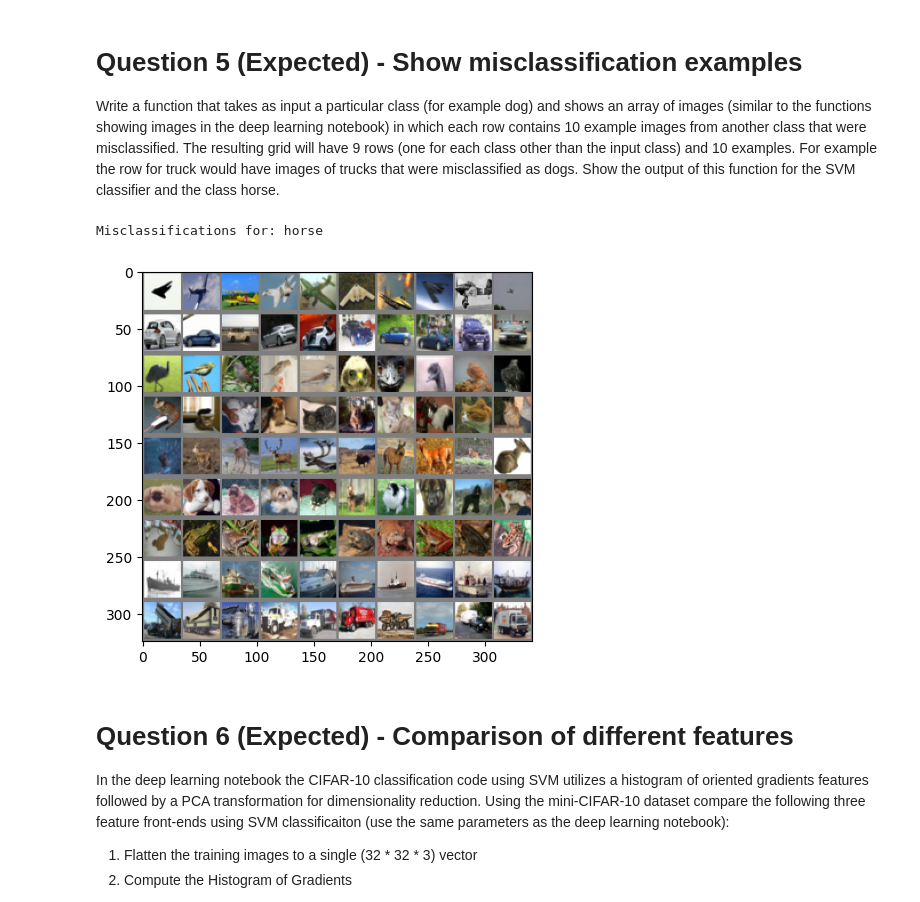
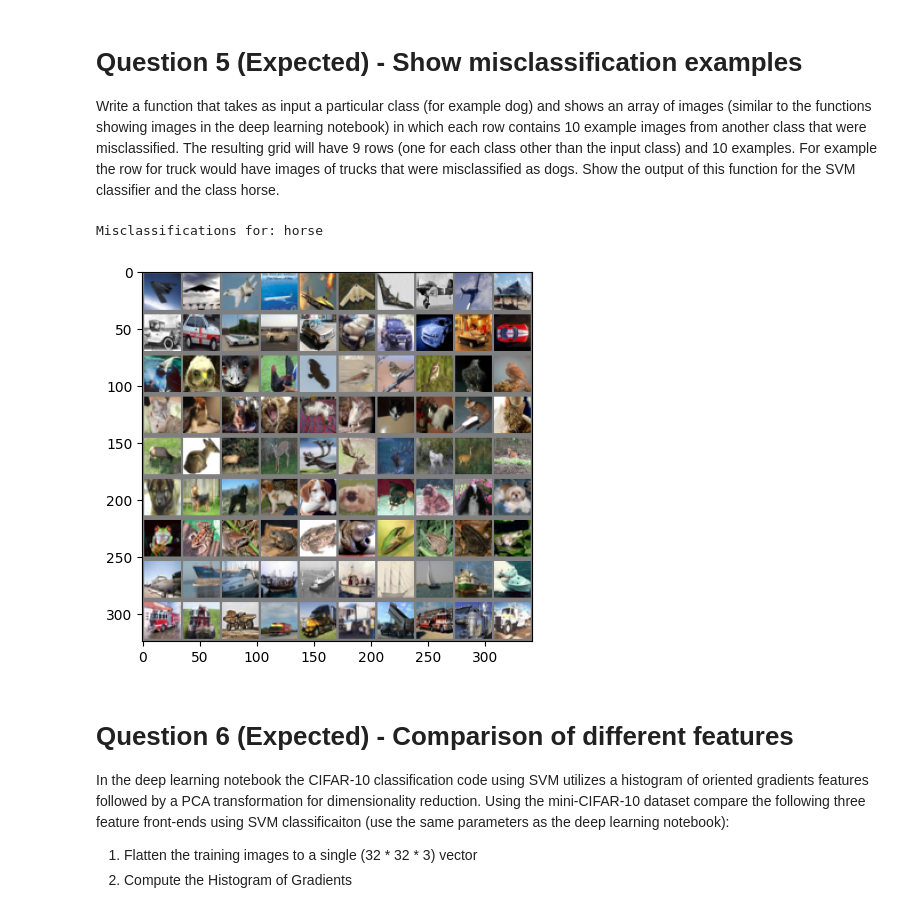
Before and after one commit to bhavanvir/CSC-421, a Jupyter notebook: Assignment 4 - Machine Learning and Deep Learning/csc421_Fall_2023_assignment4.ipynb, the cells around one changed output. Saved outputs shown, nothing was run; the diff lists cells and outputs as text; code cells hidden in the pictures.

```diff
--- a/Assignment 4 - Machine Learning and Deep Learning/csc421_Fall_2023_assignment4.ipynb
+++ b/Assignment 4 - Machine Learning and Deep Learning/csc421_Fall_2023_assignment4.ipynb
@@ -157,9 +157,9 @@ Similarly report on the classification accuracy and confusion matrix.
 from sklearn.naive_bayes import GaussianNB
 
 gaussian_clf = GaussianNB()
-gaussian_clf.fit(X_train, y_train)
+gaussian_clf.fit(X_train_pca, y_train)
 
-y_test_predict = gaussian_clf.predict(X_test)
+y_test_predict = gaussian_clf.predict(X_test_pca)
 print(f"Accuracy: {accuracy_score(y_test, y_test_predict) * 100:.2f}")
 
 gaussian_cm = confusion_matrix(y_test, y_test_predict)
@@ -250,37 +250,37 @@ def imshow(img):
     plt.show()
 
 def plot_misclassifications(clf, input_class):
-    y_test_predict = clf.predict(X_test)
+    y_test_predict = clf.predict(X_test_pca)
     y_test_vals = np.array(y_test)
 
     all_classes = list(range(10))
     all_classes.remove(input_class)
 
     all_images = []
 
     print(f"Misclassifications for: {classes[input_class]}")
     for i in all_classes:
       misclassified_indices = np.where((y_test_vals == i) & (y_test_predict != y_test_vals))[0][:10]
       misclassified_indices = torch.tensor(misclassified_indices)
 
       dataloader = torch.utils.data.DataLoader(
           testset,
           batch_size=10,
           shuffle=False,
           sampler=torch.utils.data.SubsetRandomSampler(misclassified_indices)
       )
 
       dataiter = iter(dataloader)
       images, labels = next(dataiter)
 
       all_images.append(torchvision.utils.make_grid(images, nrow=10))
     combined_grid = torch.cat(all_images, dim=1)
     imshow(combined_grid)
 
 plot_misclassifications(svm_clf, input_class=7)
 # %% [output]
 Misclassifications for: horse
-[figure, old version]
+[figure, new version]
 # %% [markdown]
 # Question 6 (Expected) - Comparison of different features
 
```
Also changed, not shown: parts of 3 cells of this notebook.
